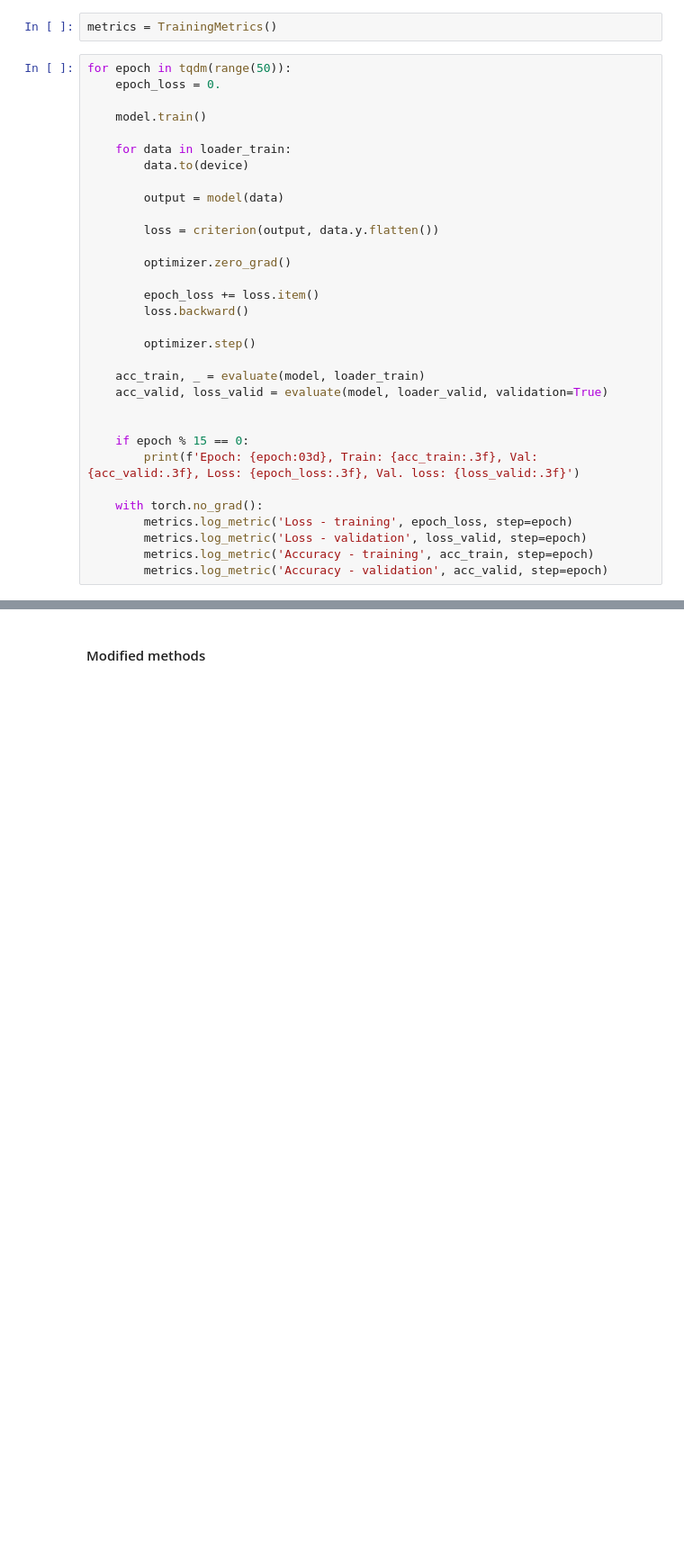
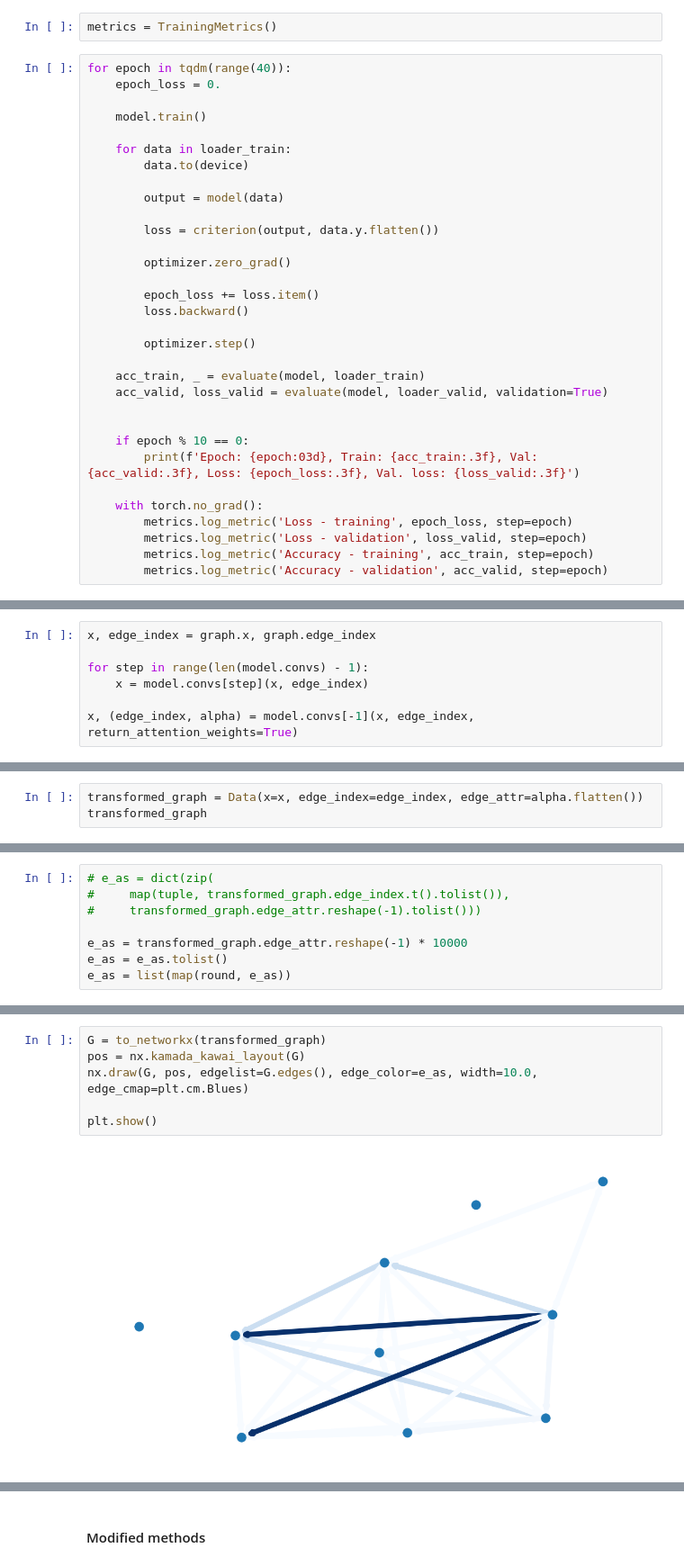
Before and after one commit to arnauddhaene/graphmel, a Jupyter notebook: notebooks/run.ipynb, the cells around one changed output, grey strips where cells are left out. Shown: that part at 90% size. Drawn from its saved outputs; the diff is of its cells as text; blank space fills up the shorter version.

Commit message:
New: extracting attention weights from GAT (WIP)

```diff
--- a/notebooks/run.ipynb
+++ b/notebooks/run.ipynb
@@ -90,7 +93,7 @@ loader_valid = DenseDataLoader(**loader_valid_args) if model.is_dense() \
 # %%
 metrics = TrainingMetrics()
 # %%
-for epoch in tqdm(range(50)):
+for epoch in tqdm(range(40)):
     epoch_loss = 0.
 
     model.train()
@@ -113,7 +116,7 @@ for epoch in tqdm(range(50)):
     acc_valid, loss_valid = evaluate(model, loader_valid, validation=True)
 
 
-    if epoch % 15 == 0:
+    if epoch % 10 == 0:
         print(f'Epoch: {epoch:03d}, Train: {acc_train:.3f}, Val: {acc_valid:.3f}, Loss: {epoch_loss:.3f}, Val. loss: {loss_valid:.3f}')
 
     with torch.no_grad():
@@ -159,0 +151,7 @@ pd.Series(ndf.value.values, index=ndf.metric).to_dict()
+# %%
+x, edge_index = graph.x, graph.edge_index
+
+for step in range(len(model.convs) - 1):
+    x = model.convs[step](x, edge_index)
+
+x, (edge_index, alpha) = model.convs[-1](x, edge_index, return_attention_weights=True)
@@ -159,0 +162,3 @@ pd.Series(ndf.value.values, index=ndf.metric).to_dict()
+# %%
+transformed_graph = Data(x=x, edge_index=edge_index, edge_attr=alpha.flatten())
+transformed_graph
@@ -159,0 +167,8 @@ pd.Series(ndf.value.values, index=ndf.metric).to_dict()
+# %%
+# e_as = dict(zip(
+#     map(tuple, transformed_graph.edge_index.t().tolist()),
+#     transformed_graph.edge_attr.reshape(-1).tolist()))
+
+e_as = transformed_graph.edge_attr.reshape(-1) * 10000
+e_as = e_as.tolist()
+e_as = list(map(round, e_as))
@@ -159,0 +179,8 @@ pd.Series(ndf.value.values, index=ndf.metric).to_dict()
+# %%
+G = to_networkx(transformed_graph)
+pos = nx.kamada_kawai_layout(G)
+nx.draw(G, pos, edgelist=G.edges(), edge_color=e_as, width=10.0, edge_cmap=plt.cm.Blues)
+
+plt.show()
+# %% [output]
+[figure, added]
```
Also changed, not shown: parts of 16 cells of this notebook, 1 other file.
